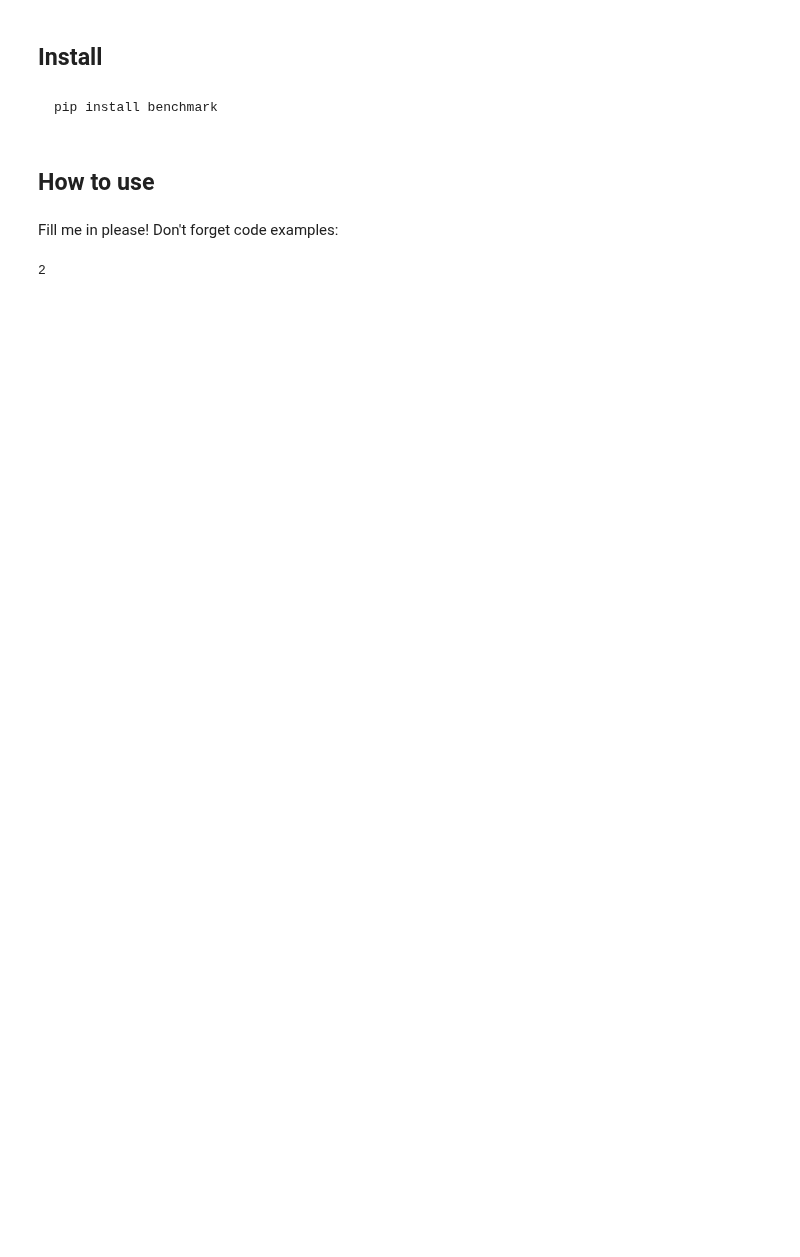
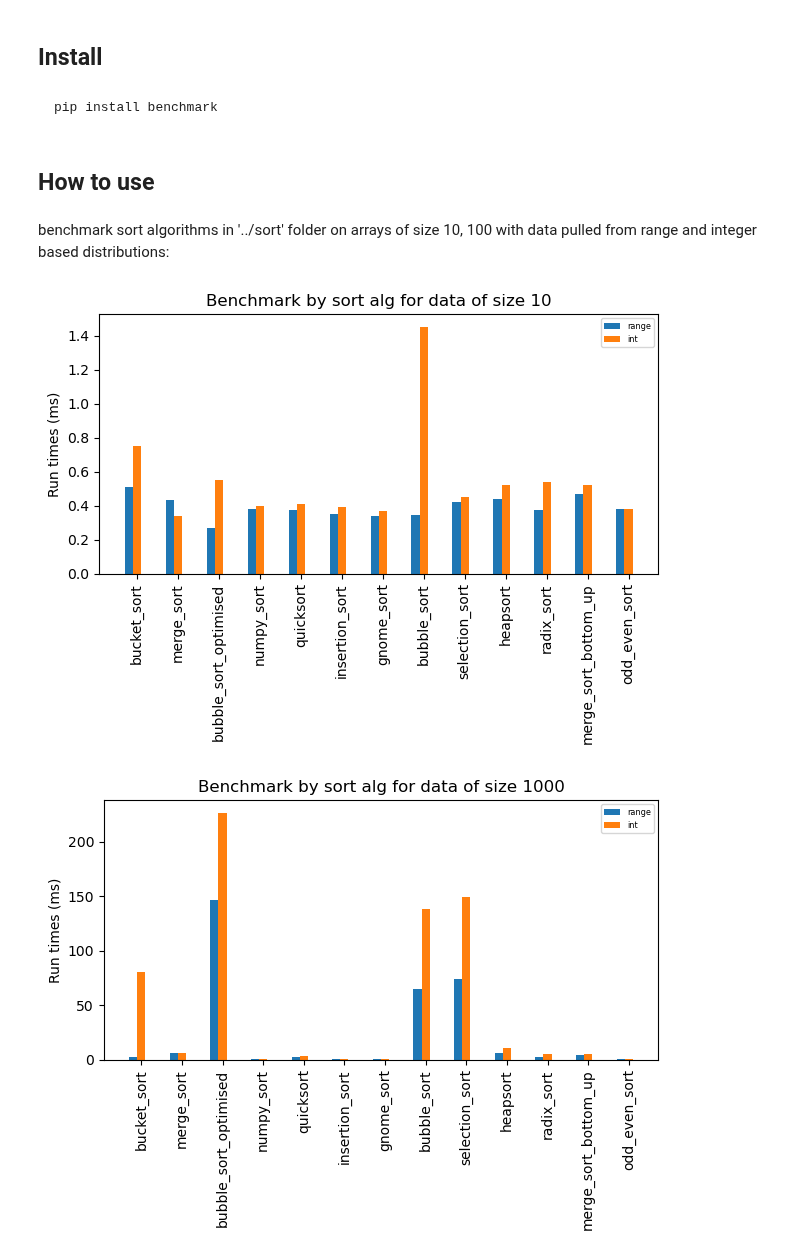
Before and after one commit to nitinverma78/benchmark, a Jupyter notebook: nbs/index.ipynb, the cells around one changed output. Cells and saved outputs as stored; diff of their text form; code cells hidden in the pictures; blank space fills up the shorter version.

````diff
--- a/nbs/index.ipynb
+++ b/nbs/index.ipynb
@@ -15,9 +19,10 @@ pip install benchmark
 ```
 # %% [markdown]
 ## How to use
-# %% [markdown]
-Fill me in please! Don't forget code examples:
-# %%
-1+1
-# %% [output]
-2
+# %% [markdown]
+benchmark sort algorithms in '../sort' folder on arrays of size 10, 100 with data pulled from range and integer based distributions:
+# %%
+bench.main('../sort', data_sizes=[10, 1000], dist_families=["range","int"])
+# %% [output]
+[figure, added]
+[figure, added]
````
Also changed, not shown: parts of 7 cells of this notebook, 5 other files.
